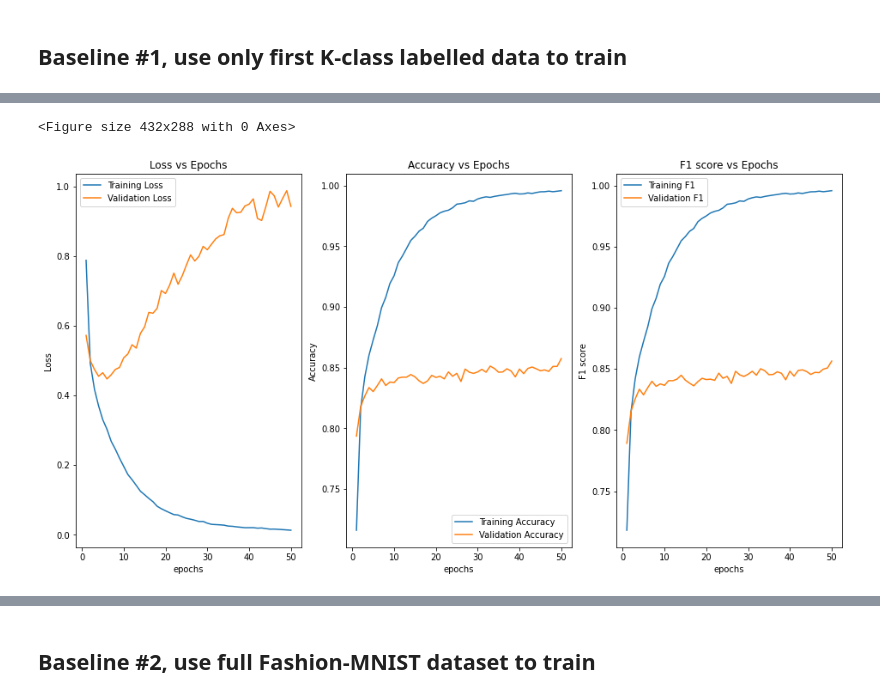
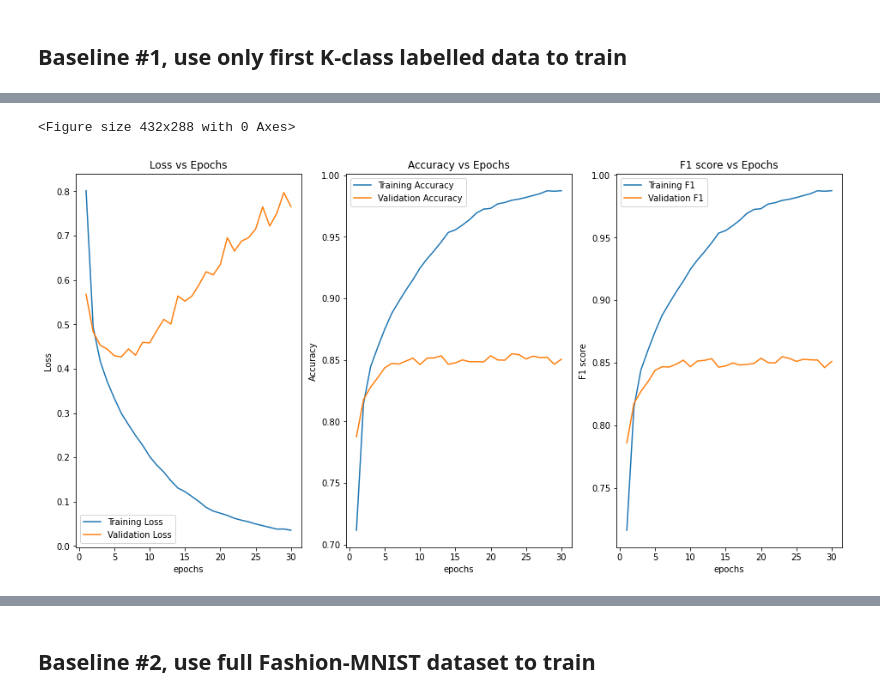
Before and after one commit to kew6688/Fashion-MNIST-Supervised-and-unsupervised-training, a Jupyter notebook: main_resnet.ipynb, the cells around one changed output, grey strips where cells are left out. Drawn from its saved outputs; the diff is of its cells as text; code cells hidden in the pictures.

```diff
--- a/main_resnet.ipynb
+++ b/main_resnet.ipynb
@@ -28,17 +61,14 @@ import os
 # %%
 USE_GPU = True
 BATCH_SIZE = 64
-EPOCH = 50
+EPOCH = 30
 NUM_WORKERS = 2
 K = 7
 # %%
 device = torch.device("cuda" if USE_GPU else "cpu")
 
 transform = transforms.Compose([
-    transforms.ToTensor(),
-    #transforms.Normalize(mean=[0.485, 0.456, 0.406],
-    #                     std=[0.229, 0.224, 0.225])
-    transforms.Normalize(mean=[0.456], std=[0.224])
+    transforms.ToTensor()
 ])
 
 mode_description = {0: "clustering: kmeans",
@@ -110,11 +140,10 @@ def whole_flow(mode, useResnet):
     print(f"Result on full test set      : Loss: {eval_metric['loss']:.4f} Accuracy: {eval_metric['acc']:.4f} F1_score: {eval_metric['f1']:.4f}")
 
     mode_metrics[mode] = eval_metrics
-    return eval_metrics
 # %% [markdown]
 ## Baseline #1, use only first K-class labelled data to train
 # %%
-mode_metric = whole_flow(6, True)
+whole_flow(6, True)
 # %% [output]
 Getting train and validate dataloaders for mode 6: use only labeled data
 Start Training... ResNet
@@ -136,2 +165,2 @@ Epoch: 50
 <Figure size 432x288 with 0 Axes>
-[figure, old version]
+[figure, new version]
```
Also changed, not shown: parts of 13 cells of this notebook, 1 other file.
